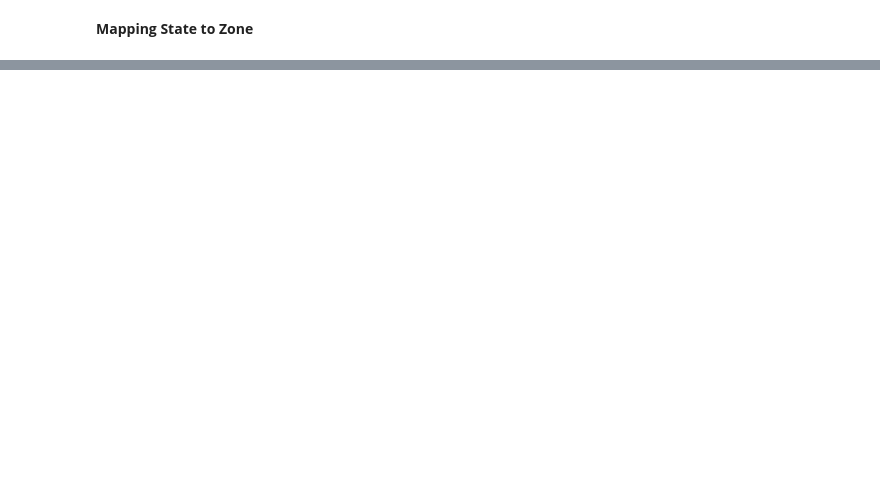
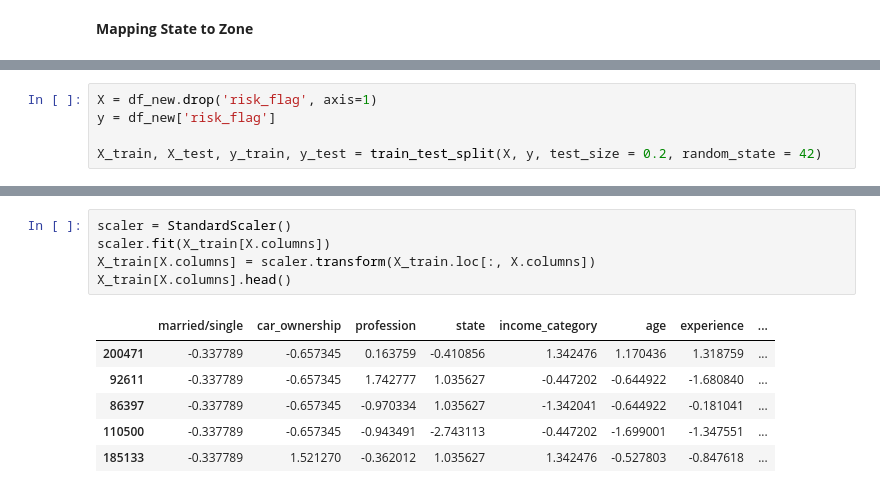
Before and after one commit to mfathul21/loan-prediction, a Jupyter notebook: Loan_Prediction_Based_on_Customers_Behaviour.ipynb, the cells around one changed output, grey strips where cells are left out. Saved outputs shown, nothing was run; the diff lists cells and outputs as text; blank space fills up the shorter version.

```diff
--- a/Loan_Prediction_Based_on_Customers_Behaviour.ipynb
+++ b/Loan_Prediction_Based_on_Customers_Behaviour.ipynb
@@ -727,0 +996,5 @@ df
+# %%
+X = df_new.drop('risk_flag', axis=1)
+y = df_new['risk_flag']
+
+X_train, X_test, y_train, y_test = train_test_split(X, y, test_size = 0.2, random_state = 42)
@@ -727,0 +1045,12 @@ df
+# %%
+scaler = StandardScaler()
+scaler.fit(X_train[X.columns])
+X_train[X.columns] = scaler.transform(X_train.loc[:, X.columns])
+X_train[X.columns].head()
+# %% [output]
+|  | married/single | car_ownership | profession | state | income_category | age | experience | ... |
+| 200471 | -0.337789 | -0.657345 | 0.163759 | -0.410856 | 1.342476 | 1.170436 | 1.318759 | ... |
+| 92611 | -0.337789 | -0.657345 | 1.742777 | 1.035627 | -0.447202 | -0.644922 | -1.680840 | ... |
+| 86397 | -0.337789 | -0.657345 | -0.970334 | 1.035627 | -1.342041 | -0.644922 | -0.181041 | ... |
+| 110500 | -0.337789 | -0.657345 | -0.943491 | -2.743113 | -0.447202 | -1.699001 | -1.347551 | ... |
+| 185133 | -0.337789 | 1.521270 | -0.362012 | 1.035627 | 1.342476 | -0.527803 | -0.847618 | ... |
```
Also changed, not shown: parts of 52 cells of this notebook.
